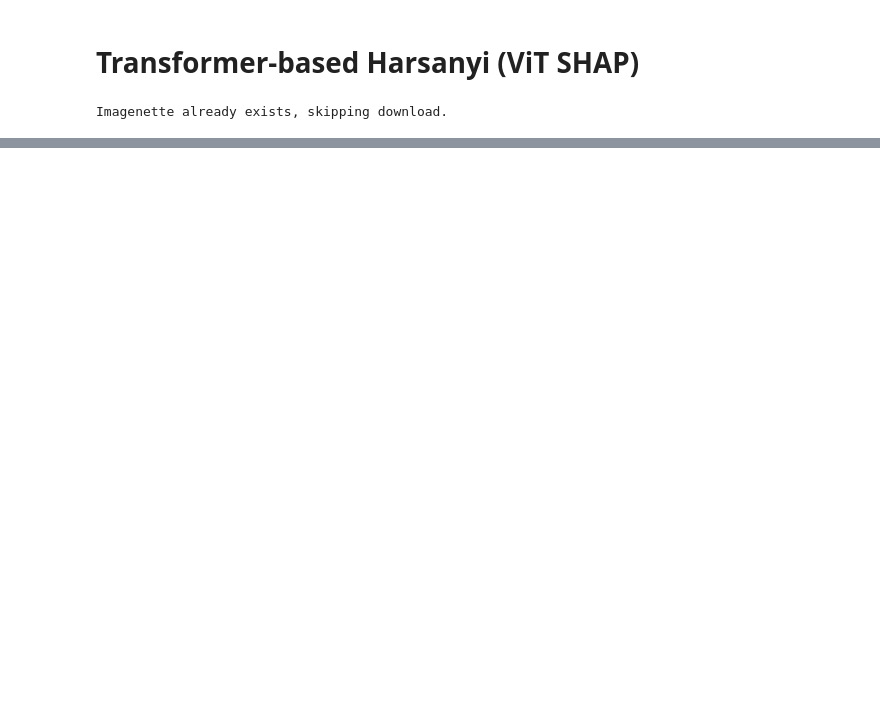
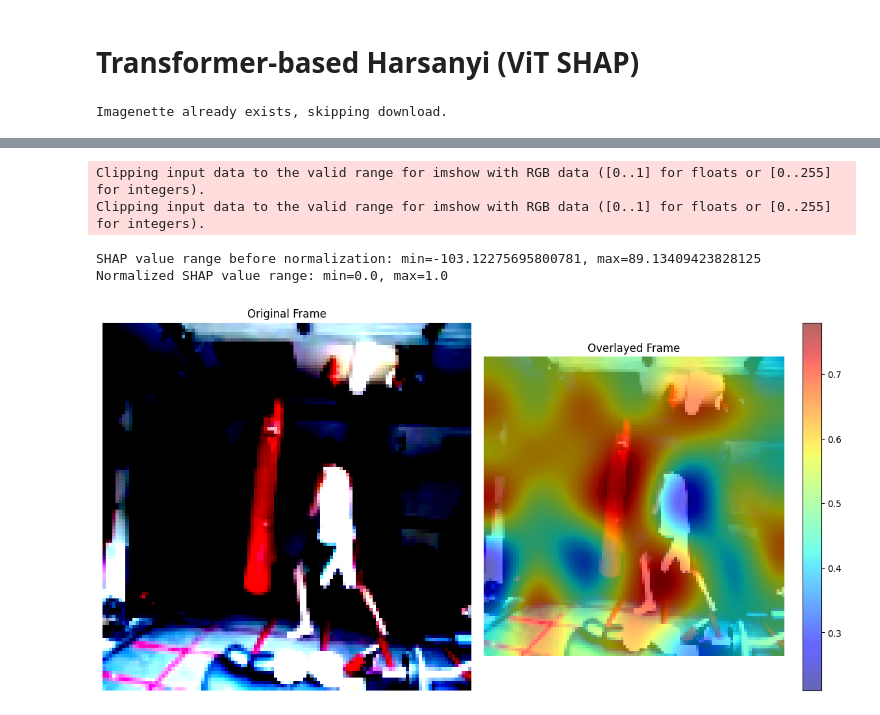
Before and after one commit to aluo7/fast_shapley, a Jupyter notebook: harsanyi_shap/harsanyi_shap.ipynb, the cells around one changed output, grey strips where cells are left out. Cells and saved outputs as stored; diff of their text form; code cells hidden in the pictures; blank space fills up the shorter version.

```diff
--- a/harsanyi_shap/harsanyi_shap.ipynb
+++ b/harsanyi_shap/harsanyi_shap.ipynb
@@ -67,0 +89,6 @@ Normalized SHAP value range: min=0.0, max=1.0
+# %%
+device = torch.device("cuda" if torch.cuda.is_available() else "cpu")
+harsanyi_resnet_3d_model = HarsanyiResNet3D(pretrained=True, num_classes=10).to(device)
+# %%
+dataloader = get_ucf101_dataloader(batch_size=4, img_size=112, data_dir='../data', num_frames=16)
+video_batch, labels = next(iter(dataloader))
@@ -67,0 +102,8 @@ Normalized SHAP value range: min=0.0, max=1.0
+# %%
+video_batch = video_batch.permute(0, 1, 2, 3, 4)
+
+device = torch.device("cuda" if torch.cuda.is_available() else "cpu")
+harsanyi_resnet_3d_model = harsanyi_resnet_3d_model.to(device)
+
+# Train the Harsanyi 3D ResNet
+train_harsanyi_resnet3d(harsanyi_resnet_3d_model, dataloader)
@@ -67,0 +131,21 @@ Normalized SHAP value range: min=0.0, max=1.0
+# %%
+video_sample = video_batch[0].unsqueeze(0)
+
+device = next(harsanyi_resnet_3d_model.parameters()).device
+video_sample = video_sample.to(device)
+# %%
+shap_values = compute_shap_from_harsanyi_resnet3d(harsanyi_resnet_3d_model, video_sample)
+visualize_3d_resnet_shap(
+    shap_values[0],
+    video_sample,
+    frame_idx=1,
+    patch_size=(1, 1, 1),
+    smooth=True,
+    img_size=(2, 7, 7)
+)
+# %% [output]
+Clipping input data to the valid range for imshow with RGB data ([0..1] for floats or [0..255] for integers).
+Clipping input data to the valid range for imshow with RGB data ([0..1] for floats or [0..255] for integers).
+SHAP value range before normalization: min=-103.12275695800781, max=89.13409423828125
+Normalized SHAP value range: min=0.0, max=1.0
+[figure, added]
```
Also changed, not shown: parts of 10 cells of this notebook, 7 other files.
